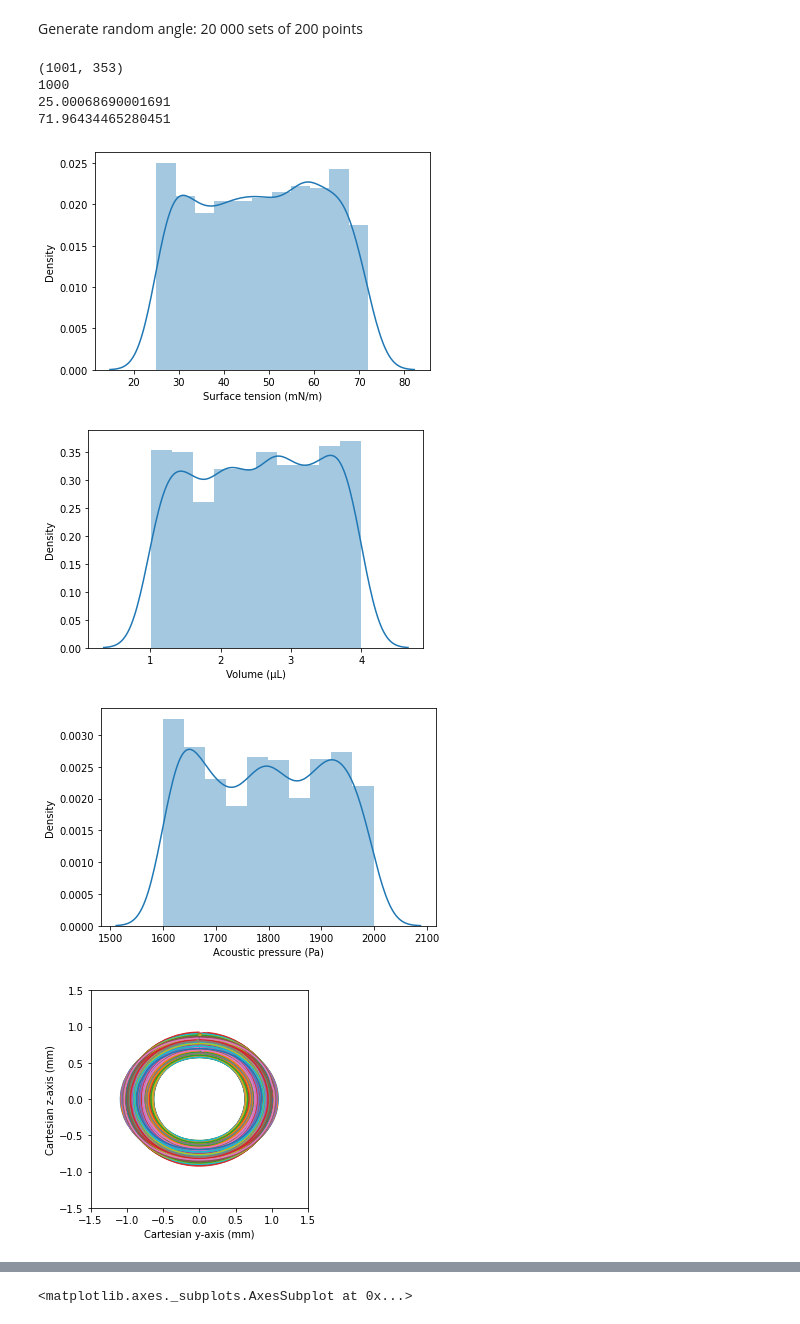
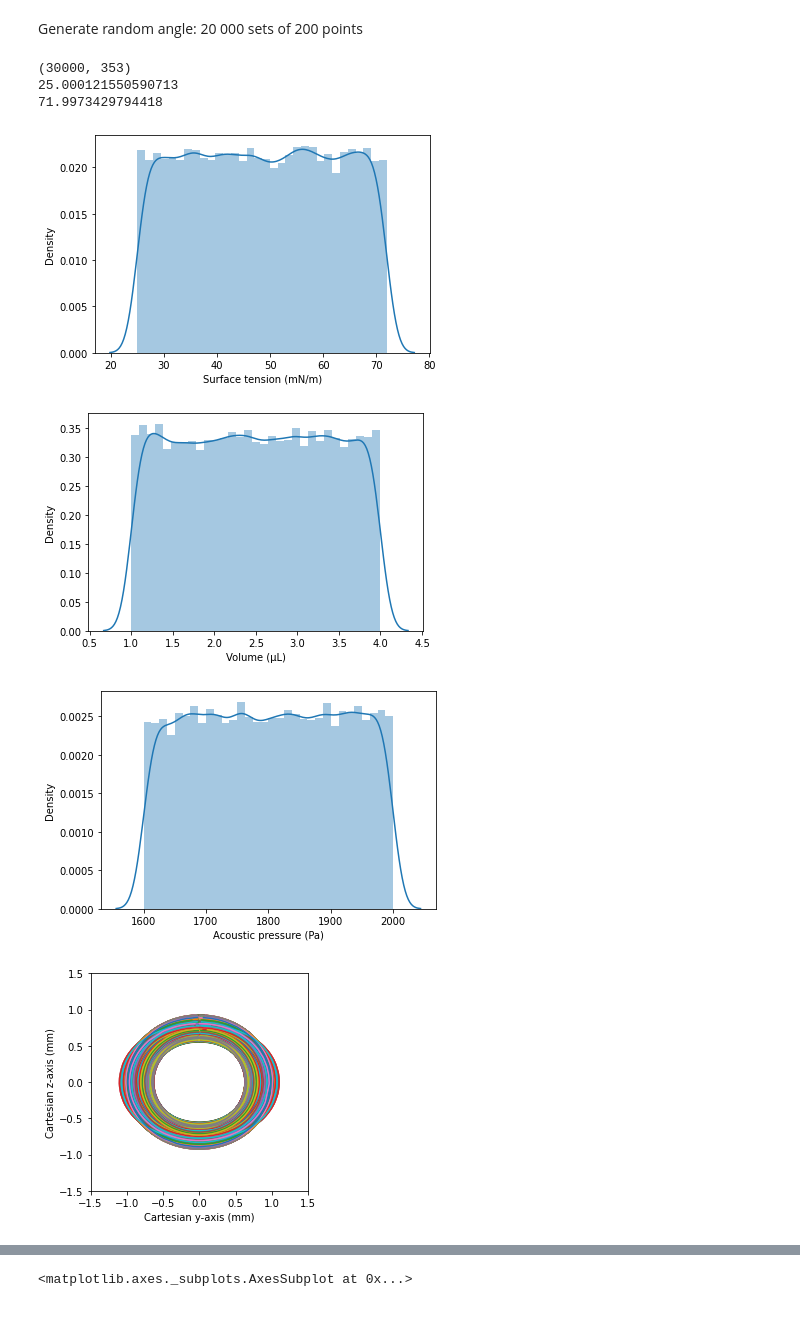
Before and after one commit to sargyri/Drop_Lev, a Jupyter notebook: Machine_learning/ST_prediction_theory.ipynb, the cells around one changed output, grey strips where cells are left out. Drawn from its saved outputs; the diff is of its cells as text; code cells hidden in the pictures.

```diff
--- a/Machine_learning/ST_prediction_theory.ipynb
+++ b/Machine_learning/ST_prediction_theory.ipynb
@@ -516,44 +524,43 @@ def gen_data(num_sample,sampling):
     ax.set_ylim([-1.5,1.5])
 
     for j in dataset:
       x,y=pol2cart_theta(j[sampling:sampling+sampling], j[0:sampling])
     #  print(x.shape)
     #  print(y.shape)
       plt.plot(x,y)
     plt.show()
 
 
     return dataset
 
-num_sample=1001  # number of different ST values
+num_sample=30000  # number of different ST values
 sampling=175 # number of coordiante point describing the contour
 
 
 dataset=gen_data(num_sample,sampling)
 
 
 column_names=[]
 for i in range(sampling):
-  column_names.append('theta_%d' %i)
+  column_names.append('theta')
 for i in range(sampling):
-  column_names.append('rho_%d' %i)
+  column_names.append('rho')
 column_names.append('vol')
 column_names.append('Ps')
 column_names.append('ST')
 
 
 raw_dataset = pd.DataFrame(dataset, columns=column_names)
 
 raw_dataset.to_csv('./dataset.csv',index=False)
 # %% [output]
-(1001, 353)
-1000
-25.00068690001691
-71.96434465280451
+(30000, 353)
+25.000121550590713
+71.9973429794418
-[figure, old version]
+[figure, new version]
-[figure, old version]
+[figure, new version]
-[figure, old version]
+[figure, new version]
-[figure, old version]
+[figure, new version]
 # %%
 dataset = raw_dataset.copy()
 
```
Also changed, not shown: parts of 20 cells of this notebook.
